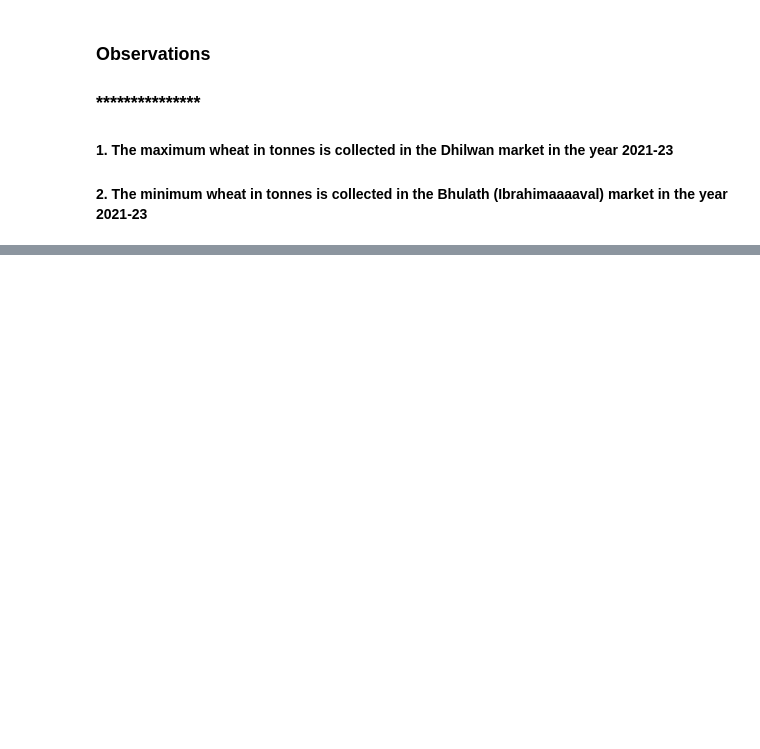
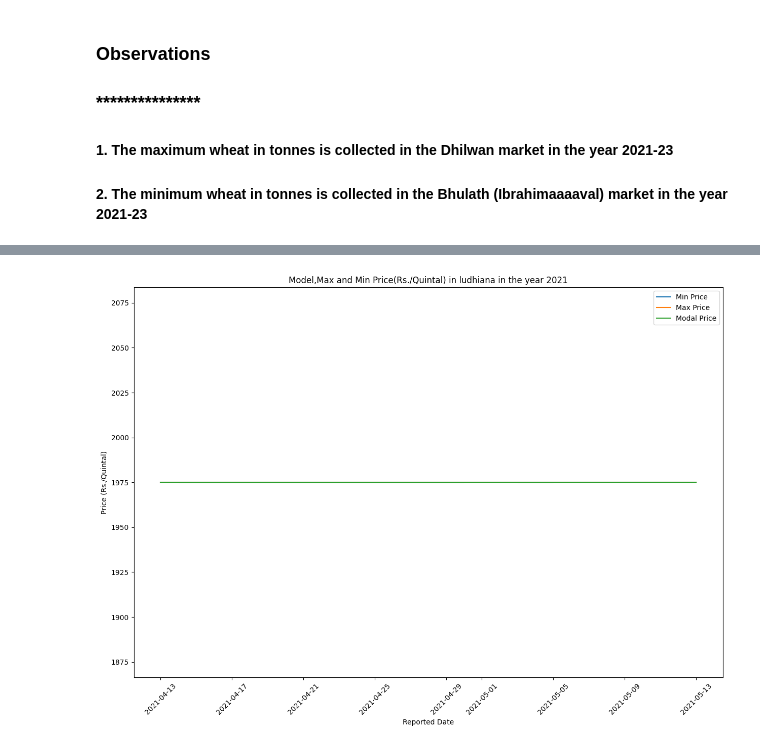
Before and after one commit to Ajayrajc1998/agri-project, a Jupyter notebook: Visualization notebook.ipynb, the cells around one changed output, grey strips where cells are left out. Drawn from its saved outputs; the diff is of its cells as text; code cells hidden in the pictures; blank space fills up the shorter version.

Commit message:
two districts plotted

```diff
--- a/Visualization notebook.ipynb
+++ b/Visualization notebook.ipynb
@@ -701,0 +665,3 @@ memory usage: 2.6+ KB
+# %%
+ludhiana=my_data[my_data['District Name'].isin(['Ludhiana'])]
+ludhiana.head()
@@ -701,0 +745,26 @@ memory usage: 2.6+ KB
+# %%
+plt.figure(figsize=(15, 10))
+
+# Plot Min Price
+sns.lineplot(x='Reported Date', y='Min Price (Rs./Quintal)', data=ludhiana[ludhiana['Reported Date'].dt.year==2021], label='Min Price')
+
+# Plot Max Price
+sns.lineplot(x='Reported Date', y='Max Price (Rs./Quintal)', data=ludhiana[ludhiana['Reported Date'].dt.year==2021], label='Max Price')
+
+# Plot Modal Price
+sns.lineplot(x='Reported Date', y='Modal Price (Rs./Quintal)', data=ludhiana[ludhiana['Reported Date'].dt.year==2021], label='Modal Price')
+
+# Rotate x-axis labels
+plt.xticks(rotation=45)
+
+# Add title and labels
+plt.title('Model,Max and Min Price(Rs./Quintal) in ludhiana in the year 2021')
+plt.xlabel('Reported Date')
+plt.ylabel('Price (Rs./Quintal)')
+
+# Show legend
+plt.legend()
+
+plt.show()
+# %% [output]
+[figure, added]
```
Also changed, not shown: parts of 40 cells of this notebook, 10 other files.
